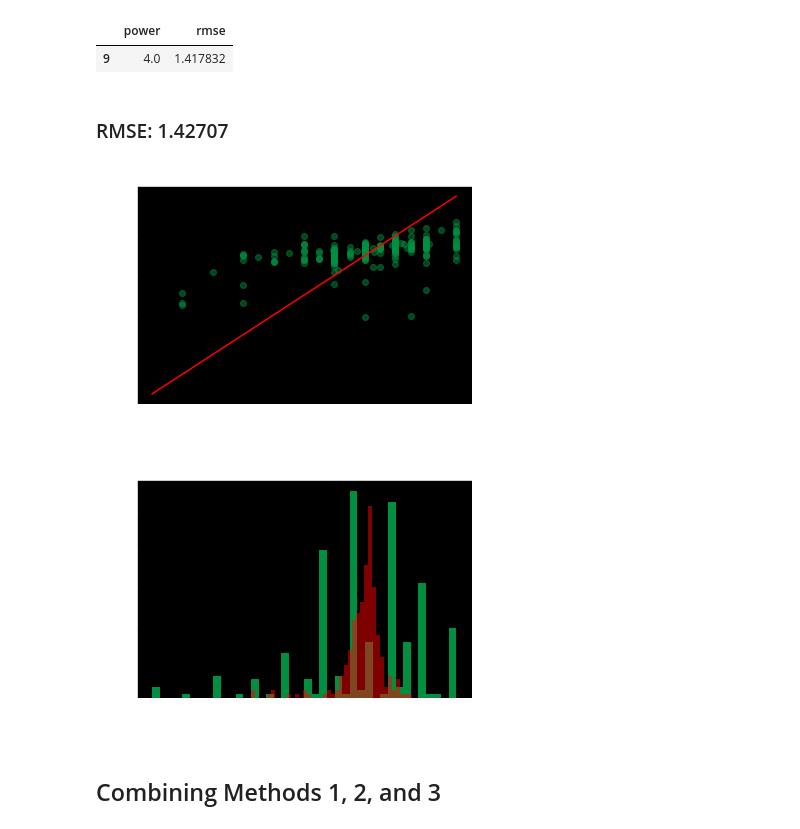
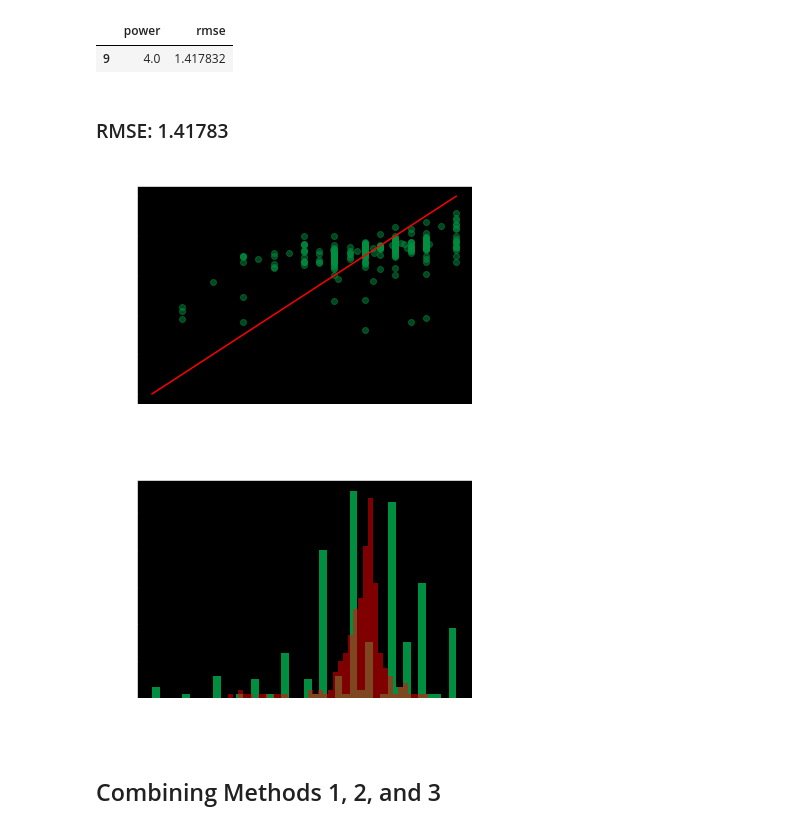
Before and after one commit to garrettseward/boardgame-sentiment, a Jupyter notebook: notebooks/model.ipynb, the cells around one changed output. Saved outputs shown, nothing was run; the diff lists cells and outputs as text; code cells hidden in the pictures.

```diff
--- a/notebooks/model.ipynb
+++ b/notebooks/model.ipynb
@@ -90,17 +90,17 @@ powers_df.nsmallest(1, 'rmse')
 |  | power | rmse |
 | 9 | 4.0 | 1.417832 |
 # %%
-power = 3
+power = 4
 distance_point = game_reviews.rating.median()
 alpha = abs(weights - distance_point)**power + 1
 Qone_scaled = Qone.multiply(alpha, axis=1)
 N_total = train.multiply(alpha, axis=1).sum(axis=1)
 predictions = Qone_scaled.sum(axis=1) / N_total
 util.plot_results(test, predictions)
 # %% [output]
-### RMSE: 1.42707
+### RMSE: 1.41783
-[figure, old version]
+[figure, new version]
-[figure, old version]
+[figure, new version]
 # %% [markdown]
 ## Combining Methods 1, 2, and 3
 # %%
```
Also changed, not shown: parts of 2 cells of this notebook.
